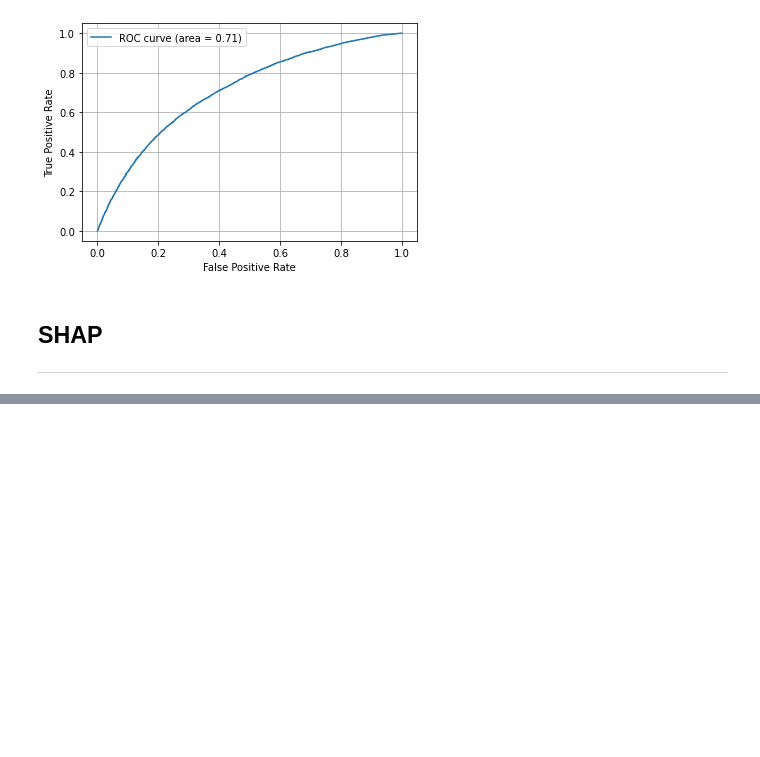
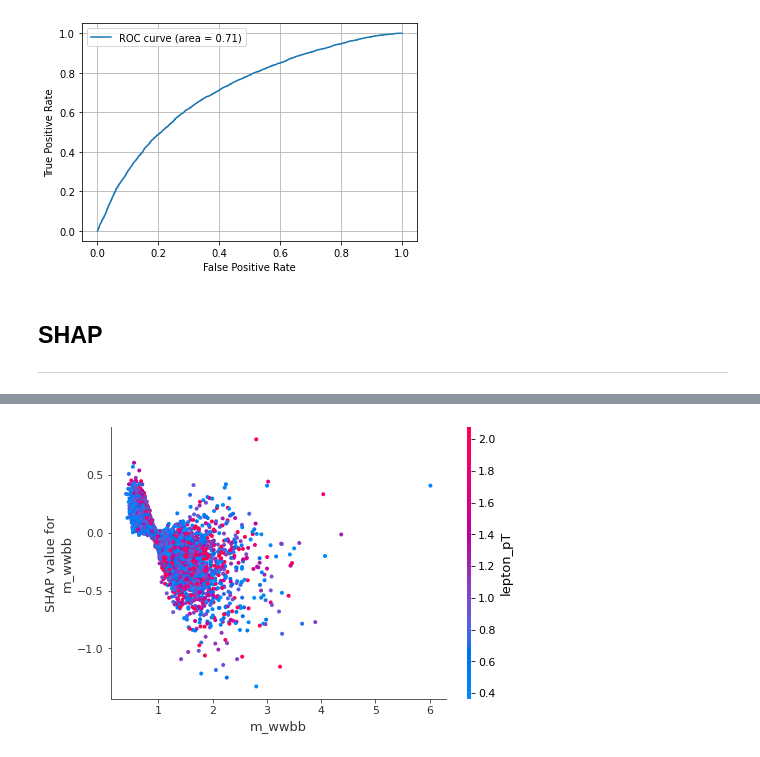
Before and after one commit to rpezoa/hep_shap, a Jupyter notebook: notebooks/shap_dnn_plots.ipynb, the cells around one changed output, grey strips where cells are left out. Cells and saved outputs as stored; diff of their text form; code cells hidden in the pictures; blank space fills up the shorter version.

```diff
--- a/notebooks/shap_dnn_plots.ipynb
+++ b/notebooks/shap_dnn_plots.ipynb
@@ -199,0 +311,4 @@ shap.summary_plot(shap_values, X_test, plot_type="bar")
+# %%
+shap.dependence_plot("m_wwbb", shap_values[0],  X_test)
+# %% [output]
+[figure, added]
```
Also changed, not shown: parts of 32 cells of this notebook.
